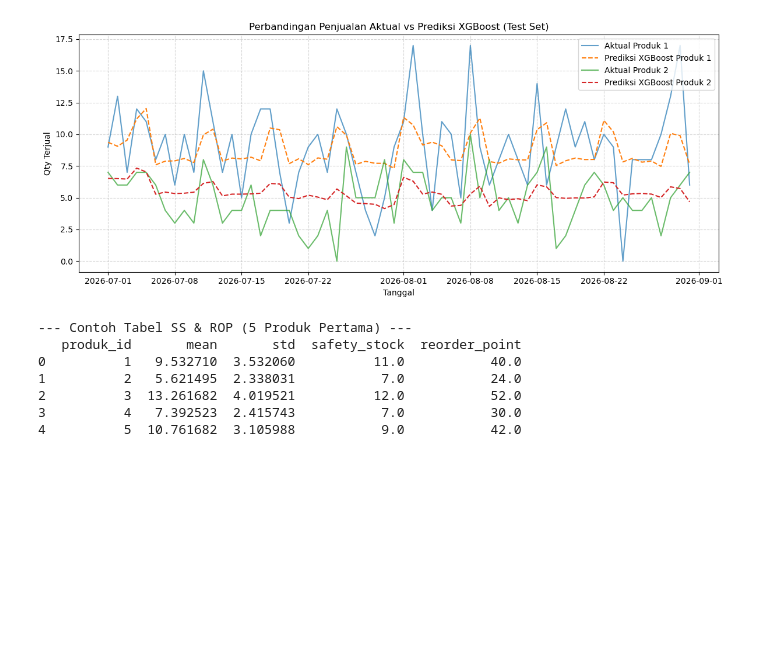
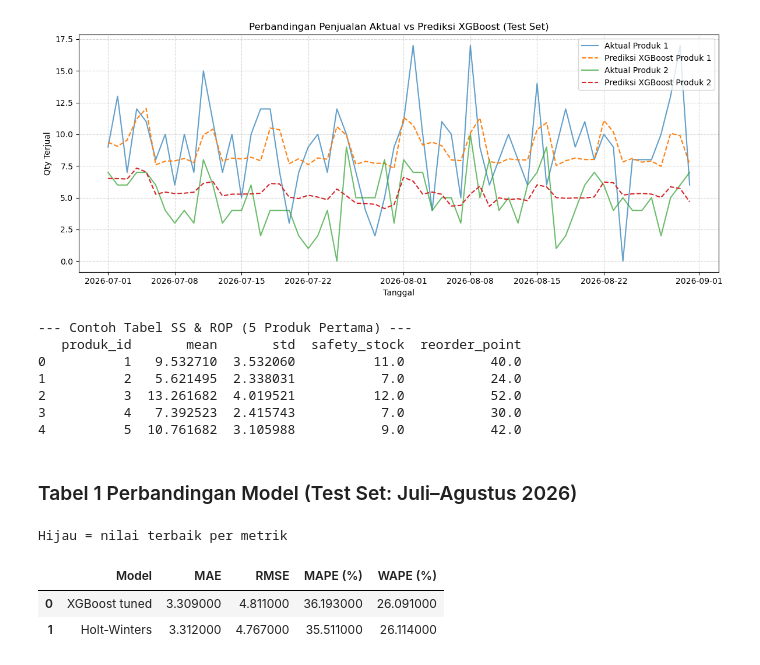
Before and after one commit to nemo414/Retail-SIM-with-AI-Forecasting, a Jupyter notebook: ml/01_eksperimen.ipynb, the cells around one changed output. Saved outputs shown, nothing was run; the diff lists cells and outputs as text; code cells hidden in the pictures; blank space fills up the shorter version.

```diff
--- a/ml/01_eksperimen.ipynb
+++ b/ml/01_eksperimen.ipynb
@@ -381,0 +389,22 @@ Parameter Terbaik (Validation): {'colsample_bytree': 0.8, 'learning_rate': 0.03,
+# %%
+display(HTML("<h3>Tabel 1 Perbandingan Model (Test Set: Juli–Agustus 2026)</h3>"))
+
+df_cmp = df_eval[df_eval['model'].isin(['XGBoost tuned', 'Holt-Winters'])].copy()
+df_cmp.columns = ['Model', 'MAE', 'RMSE', 'MAPE (%)', 'WAPE (%)']
+df_cmp[['MAE','RMSE','MAPE (%)','WAPE (%)']] = \
+    df_cmp[['MAE','RMSE','MAPE (%)','WAPE (%)']].round(3)
+
+def highlight_min_dark(s):
+    is_min = s == s.min()
+    return ['background-color: #2d6a4f; color: white; font-weight: bold'
+            if v else '' for v in is_min]
+
+df_cmp.reset_index(drop=True).style \
+    .apply(highlight_min_dark, subset=['MAE','RMSE','MAPE (%)','WAPE (%)']) \
+    .set_caption("Hijau = nilai terbaik per metrik")
+# %% [output]
+Tabel 1 Perbandingan Model (Test Set: Juli–Agustus 2026)
+Hijau = nilai terbaik per metrik
+|  | Model | MAE | RMSE | MAPE (%) | WAPE (%) |
+| 0 | XGBoost tuned | 3.309000 | 4.811000 | 36.193000 | 26.091000 |
+| 1 | Holt-Winters | 3.312000 | 4.767000 | 35.511000 | 26.114000 |
```
Also changed, not shown: parts of 3 cells of this notebook, 11 other files.
